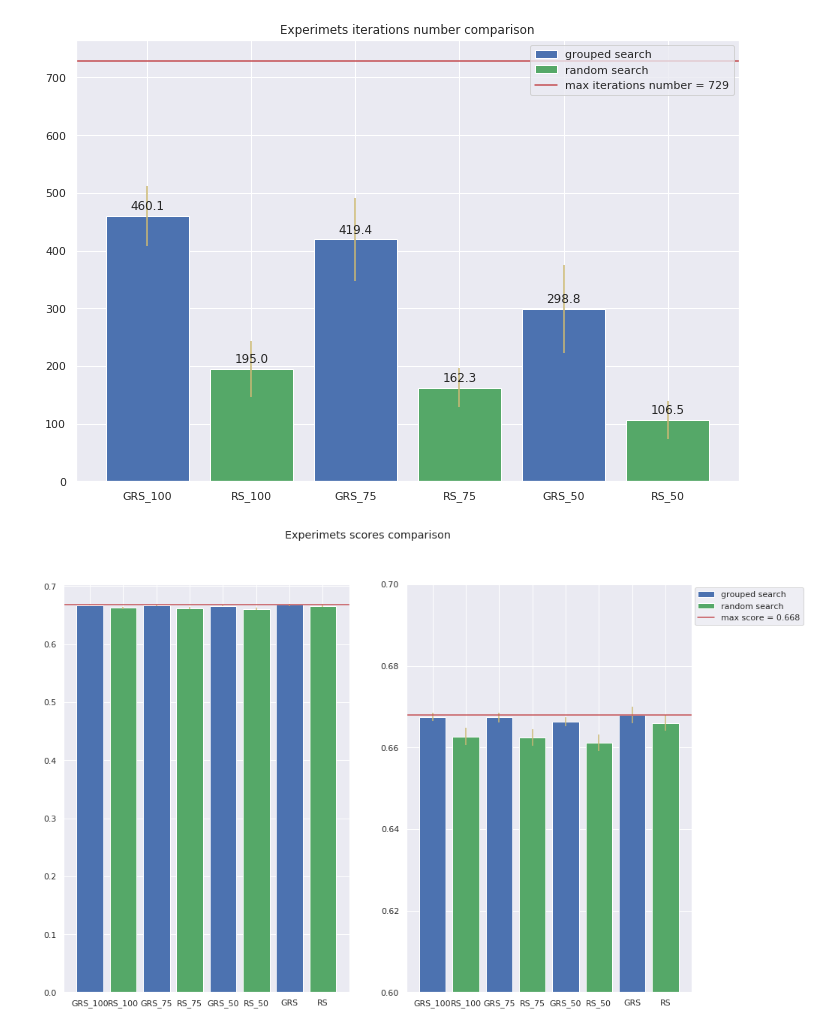
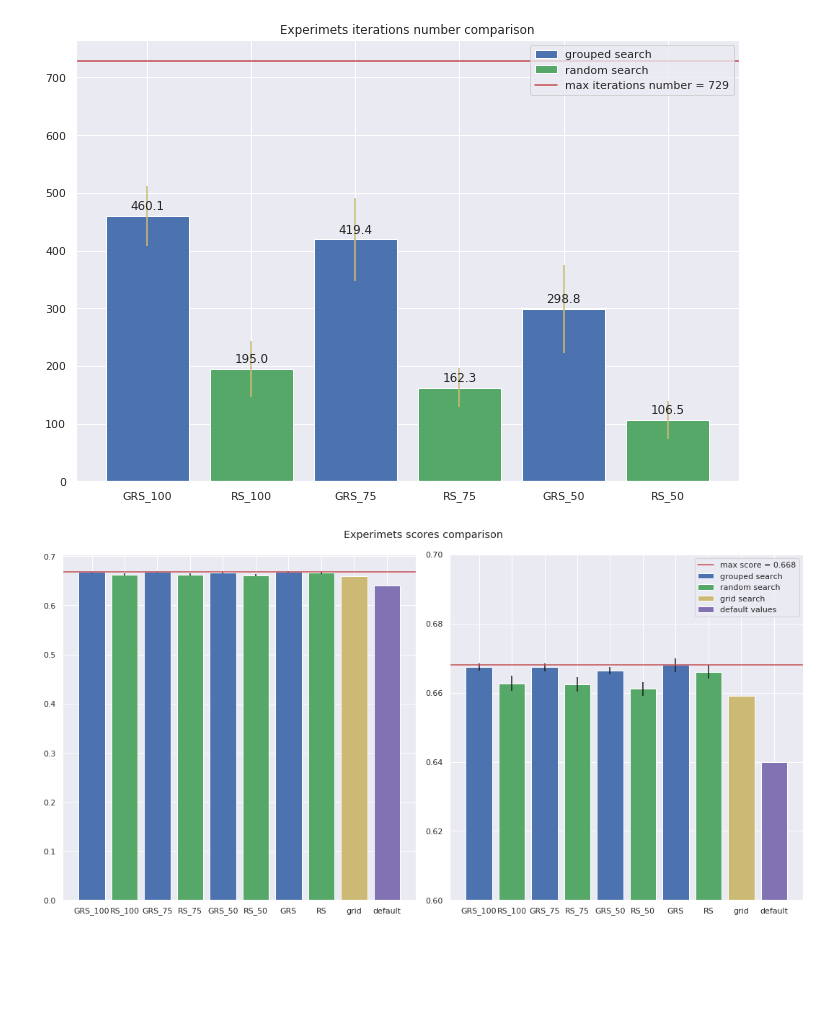
Before and after one commit to HollowPrincess/GradBoostOptim, a Jupyter notebook: test 2/iters_and_scores_bar_plot.ipynb, the cells around one changed output. Saved outputs shown, nothing was run; the diff lists cells and outputs as text; code cells hidden in the pictures; blank space fills up the shorter version.

```diff
--- a/test 2/iters_and_scores_bar_plot.ipynb
+++ b/test 2/iters_and_scores_bar_plot.ipynb
@@ -74,3 +74,5 @@ plt.savefig("../graphs/test 2/iter_comp.jpg")
 plt.show()
 # %% [output]
 [figure]
+# %%
+grid_and_default = (0.659, 0.64)
@@ -77,30 +81,44 @@ plt.show()
 # %%
-fig, axs = plt.subplots(1, 2, figsize=(15, 10))
+fig, axs = plt.subplots(1, 2, figsize=(15, 8))
+full_scores_labels = scores_labels.copy()
+full_scores_labels.extend(['grid', 'default'])
+
+rects2 = axs[0].bar(range(len(scores_labels)), means_scores,
+        yerr=std_scores, align="center", ecolor = 'k', color = ('b','g'))
+
+rects2_and_half = axs[0].bar(range(len(scores_labels),
+                                   len(scores_labels)+len(grid_and_default)),
+                             grid_and_default,
+                             align="center", color = ('y', 'm'))
 
 
-rects2 = axs[0].bar(range(len(scores_labels)), means_scores,
-        yerr=std_scores, align="center", ecolor = 'y', color = ('b','g'))
-
-axs[0].set_xticks(range(0,len(scores_labels)))
-axs[0].set_xticklabels(scores_labels)
+axs[0].set_xticks(range(0,len(full_scores_labels)))
+axs[0].set_xticklabels(full_scores_labels)
 line = axs[0].axhline(0.668, color='r')
 
 
 rects3 = axs[1].bar(range(len(scores_labels)), means_scores,
-        yerr=std_scores, align="center", ecolor = 'y', color = ('b','g'))
+        yerr=std_scores, align="center", ecolor = 'k', color = ('b','g'))
 
-axs[1].set_xticks(range(0,len(scores_labels)))
-axs[1].set_xticklabels(scores_labels)
+rects3_and_half = axs[1].bar(range(len(scores_labels),
+                                   len(scores_labels)+len(grid_and_default)),
+                             grid_and_default,
+                             align="center", color = ('y', 'm'))
+
+axs[1].set_xticks(range(0,len(full_scores_labels)))
+axs[1].set_xticklabels(full_scores_labels)
 line = axs[1].axhline(0.668, color='r')
 axs[1].set_ylim(0.6, 0.7)
 
+plt.legend(handles= (line, rects2[::2], rects2[1::2],
+                     rects2_and_half[0], rects2_and_half[1]),
+           labels = ('max score = 0.668', 'grouped search', 'random search',
+                    'grid search', 'default values'),
+           loc = 'best')
+fig.tight_layout(rect=[0, 0.03, 1, 0.95])
 
-fig.suptitle('Experimets scores comparison')
-plt.legend(handles= (rects2[::2],rects2[1::2],line),
-           labels = ('grouped search', 'random search', 'max score = 0.668'),
-           loc = (1.01,0.9))
-
+plt.suptitle('Experimets scores comparison')
 plt.savefig("../graphs/test 2/scores_comp.jpg")
 plt.show()
 # %% [output]
-[figure, old version]
+[figure, new version]
```
Also changed, not shown: parts of 1 cell of this notebook, 3 other files.
